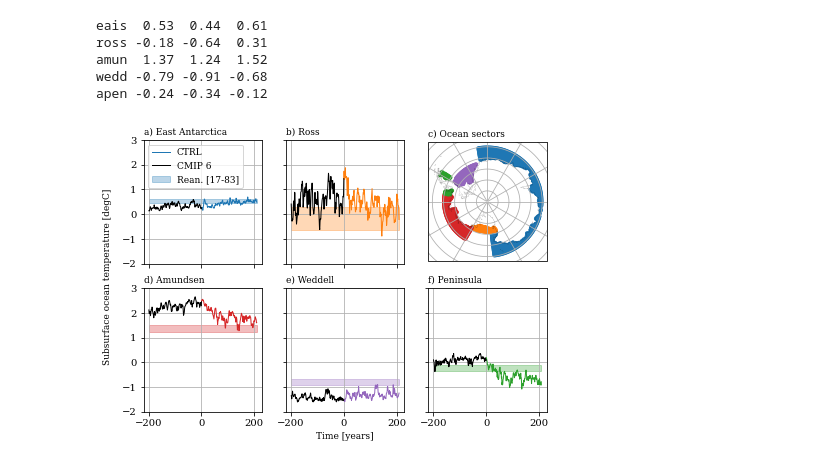
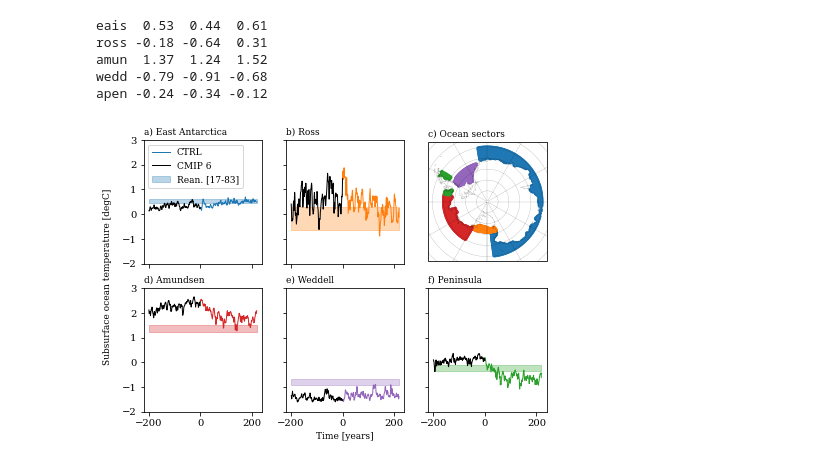
Before and after one commit to erwinlambert/feedback, a Jupyter notebook: notebooks/Draftplot_ts_control.ipynb, the cells around one changed output. Saved outputs shown, nothing was run; the diff lists cells and outputs as text; code cells hidden in the pictures.

```diff
--- a/notebooks/Draftplot_ts_control.ipynb
+++ b/notebooks/Draftplot_ts_control.ipynb
@@ -89,38 +89,38 @@ ax.coastlines(lw=.1)
 ax.set_title('c) Ocean sectors',loc='left')
 #ax.legend(bbox_to_anchor=(-.02,-.15),loc='lower left',ncol=5,markerscale=2,columnspacing=.05,handletextpad=-.5)
 
-gl = ax.gridlines(crs=ccrs.PlateCarree(),draw_labels=False)
+gl = ax.gridlines(crs=ccrs.PlateCarree(),draw_labels=False,color='k',linewidth=.1)
 gl.xlocator = mticker.FixedLocator(np.arange(-180,210,30))
 gl.xformatter = LONGITUDE_FORMATTER
 
 for b,bas in enumerate(basin.values):
     ax = fig.add_subplot(2,3,nax[b])
     temp = tbas.sel(basin=bas)
     ax.plot(ttime,temp,c=ut.bcol[bas],lw=1,label='CTRL')
 
     ax.plot(ctime,ctbas.sel(basin=bas),color='k',lw=1,label='CMIP 6')
     ax.plot([ctime[-1],ttime[0]],[ctbas.sel(basin=bas)[-1],temp[0]],color='k',lw=1)
 
     ax.fill_between([ctime[0],ttime[-1]],[r_lo[b],r_lo[b]],[r_hi[b],r_hi[b]],color=ut.bcol[bas],alpha=.3,clip_on=False,label=f'Rean. [{perc[0]}-{perc[1]}]')
 
     ax.set_title(btitle[b],loc='left')
 
     if nax[b] == 1:
         ax.legend(loc='upper left')
 
     if nax[b] == 5:
         ax.set_xlabel('Time [years]')
-    ax.grid(True)
+    #ax.grid(True,linewidth=.1,color='k')
     if nax[b] in [1,2]:
         ax.set_xticklabels([])
     if nax[b] != 3:
         ax.set_ylim([-2,3])
     if nax[b] not in [1,4]:
         ax.set_yticklabels([])
 
 fig.supylabel('Subsurface ocean temperature [degC]',fontsize=9)
 
 plt.savefig(f'../draftfigs/ts_control.png',dpi=450)
 plt.show()
 # %% [output]
-[figure, old version]
+[figure, new version]
```
Also changed, not shown: 22 other files.
